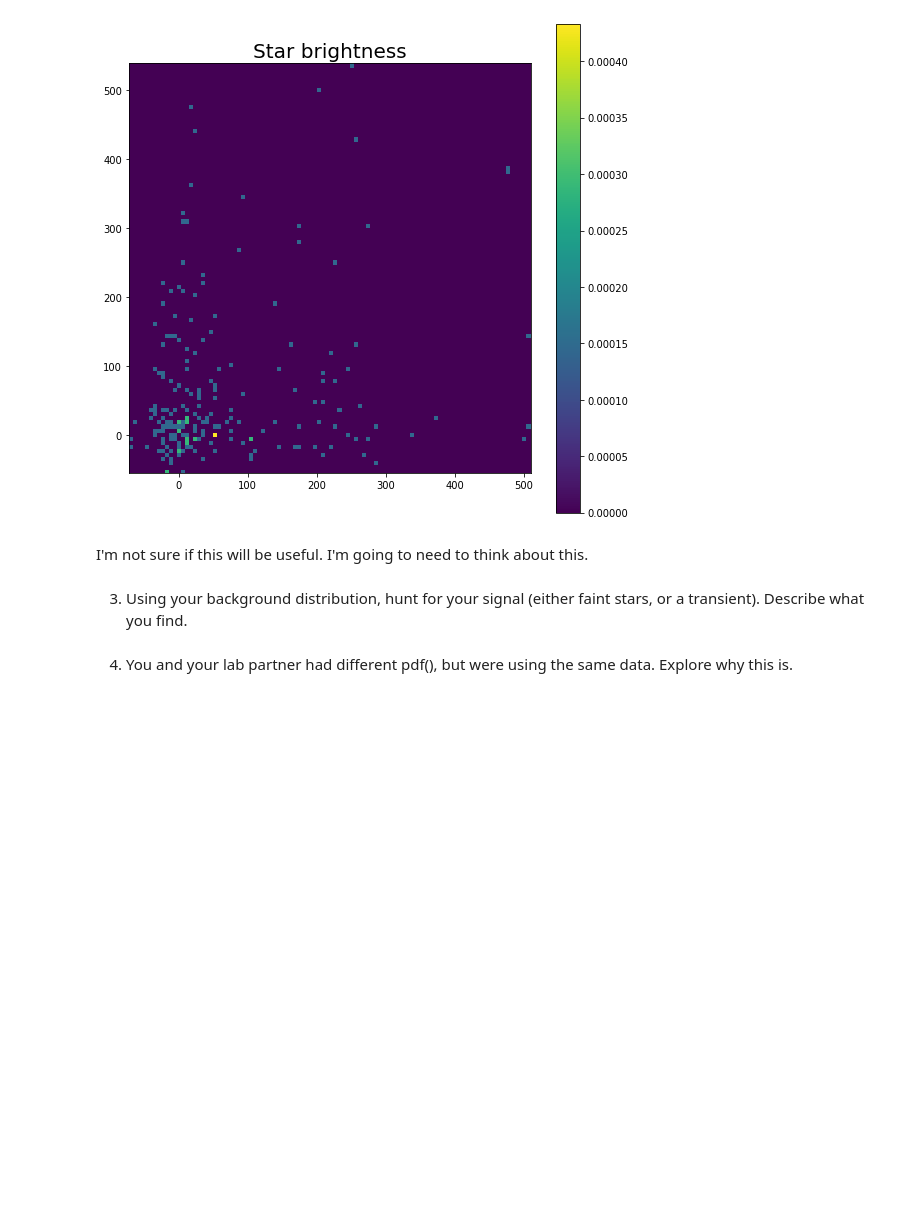
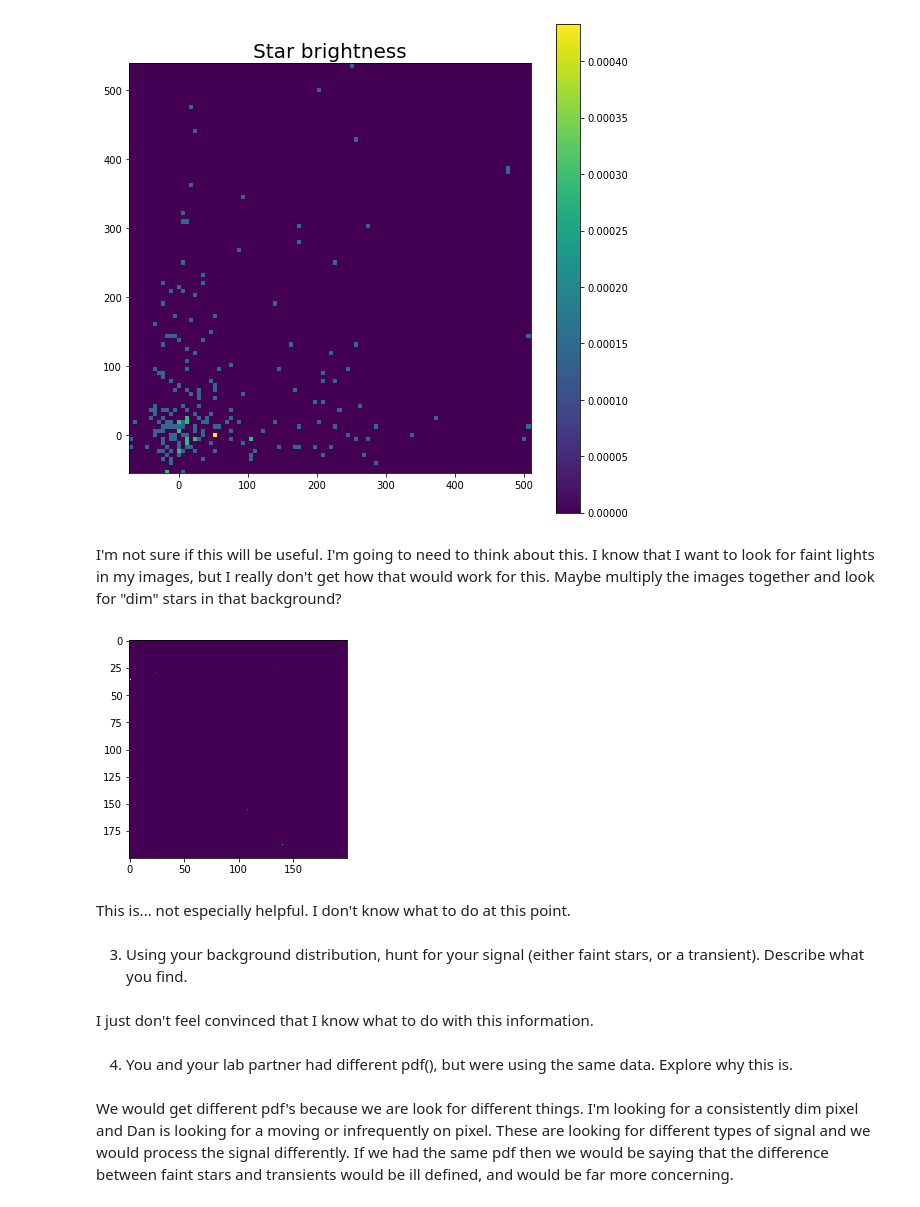
Before and after one commit to AdamK42/physics-434, a Jupyter notebook: lab4/lab4.ipynb, the cells around one changed output. Cells and saved outputs as stored; diff of their text form; code cells hidden in the pictures; blank space fills up the shorter version.

```diff
--- a/lab4/lab4.ipynb
+++ b/lab4/lab4.ipynb
@@ -262,8 +263,27 @@ plt.colorbar(h[3], ax=ax);
 # %% [output]
 [figure]
 # %% [markdown]
-I'm not sure if this will be useful. I'm going to need to think about this.
+I'm not sure if this will be useful. I'm going to need to think about this. I know that I want to look for faint lights in my images, but I really don't get how that would work for this. Maybe multiply the images together and look for "dim" stars in that background?
+# %%
+imagemult = np.multiply(image1, imagestack[:, :, 1])
+imagemult = np.multiply(imagemult, imagestack[:, :, 2])
+imagemult = np.multiply(imagemult, imagestack[:, :, 3])
+imagemult = np.multiply(imagemult, imagestack[:, :, 4])
+imagemult = np.multiply(imagemult, imagestack[:, :, 5])
+imagemult = np.multiply(imagemult, imagestack[:, :, 6])
+imagemult = np.multiply(imagemult, imagestack[:, :, 7])
+imagemult = np.multiply(imagemult, imagestack[:, :, 8])
+imagemult = np.multiply(imagemult, imagestack[:, :, 9])
+plt.imshow(imagemult);
+# %% [output]
+[figure, added]
+# %% [markdown]
+This is... not especially helpful. I don't know what to do at this point.
 # %% [markdown]
 3) Using your background distribution, hunt for your signal (either faint stars, or a transient). Describe what you find.
+# %% [markdown]
+I just don't feel convinced that I know what to do with this information.
 # %% [markdown]
 4) You and your lab partner had different pdf(), but were using the same data. Explore why this is.
+# %% [markdown]
+We would get different pdf's because we are look for different things. I'm looking for a consistently dim pixel and Dan is looking for a moving or infrequently on pixel. These are looking for different types of signal and we would process the signal differently. If we had the same pdf then we would be saying that the difference between faint stars and transients would be ill defined, and would be far more concerning.
```
Also changed, not shown: parts of 4 cells of this notebook, 1 other file.
